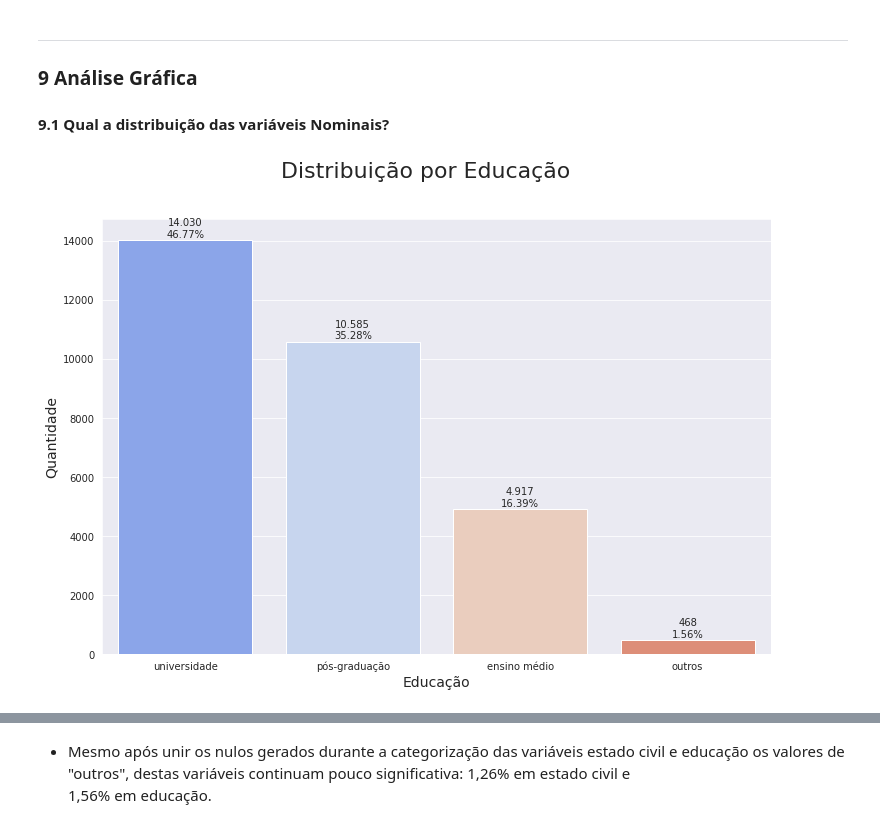
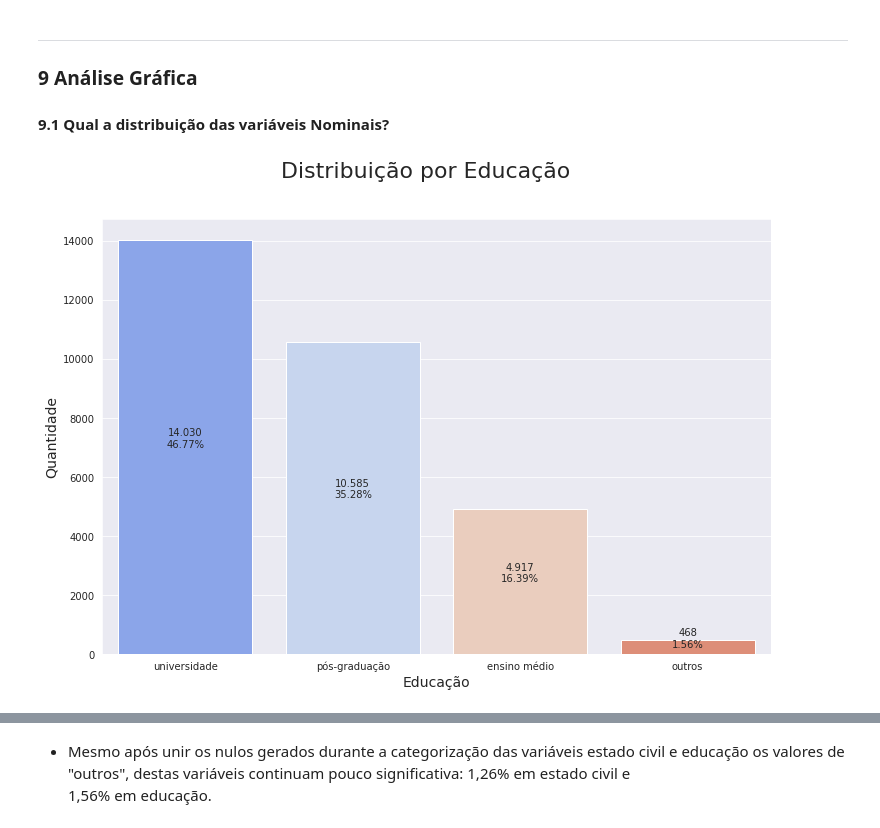
Before and after one commit to atlantico-academy/datagearscore, a Jupyter notebook: notebooks/analise_exploratoria.ipynb, the cells around one changed output, grey strips where cells are left out. Cells and saved outputs as stored; diff of their text form; code cells hidden in the pictures.

```diff
--- a/notebooks/analise_exploratoria.ipynb
+++ b/notebooks/analise_exploratoria.ipynb
@@ -380,16 +380,16 @@ ___________
 # %%
 sns.set_style('darkgrid')
 ax = sns.countplot( data=df, x='educacao', palette='coolwarm')
 ax.figure.set_size_inches(12, 8)
-total = float(len(df))
+total = float(sum([p.get_height() for p in ax.patches]))
 for p in ax.patches:
     valores = "{0}\n{1:.2f}%".format(f'{p.get_height():_.2f}'.replace('.',',').replace('_','.')[:-3],100 * p.get_height()/total)
     x = p.get_x() + p.get_width()/2
-    y = p.get_height() + 100
+    y = p.get_height() /2
     ax.annotate(valores, (x, y),ha='center')
 plt.suptitle('Distribuição por Educação', fontsize=22)
 plt.ylabel('Quantidade', size=14)
 plt.xlabel('Educação', size=14)
 plt.show()
 # %% [output]
-[figure, old version]
+[figure, new version]
```
Also changed, not shown: parts of 21 cells of this notebook.
